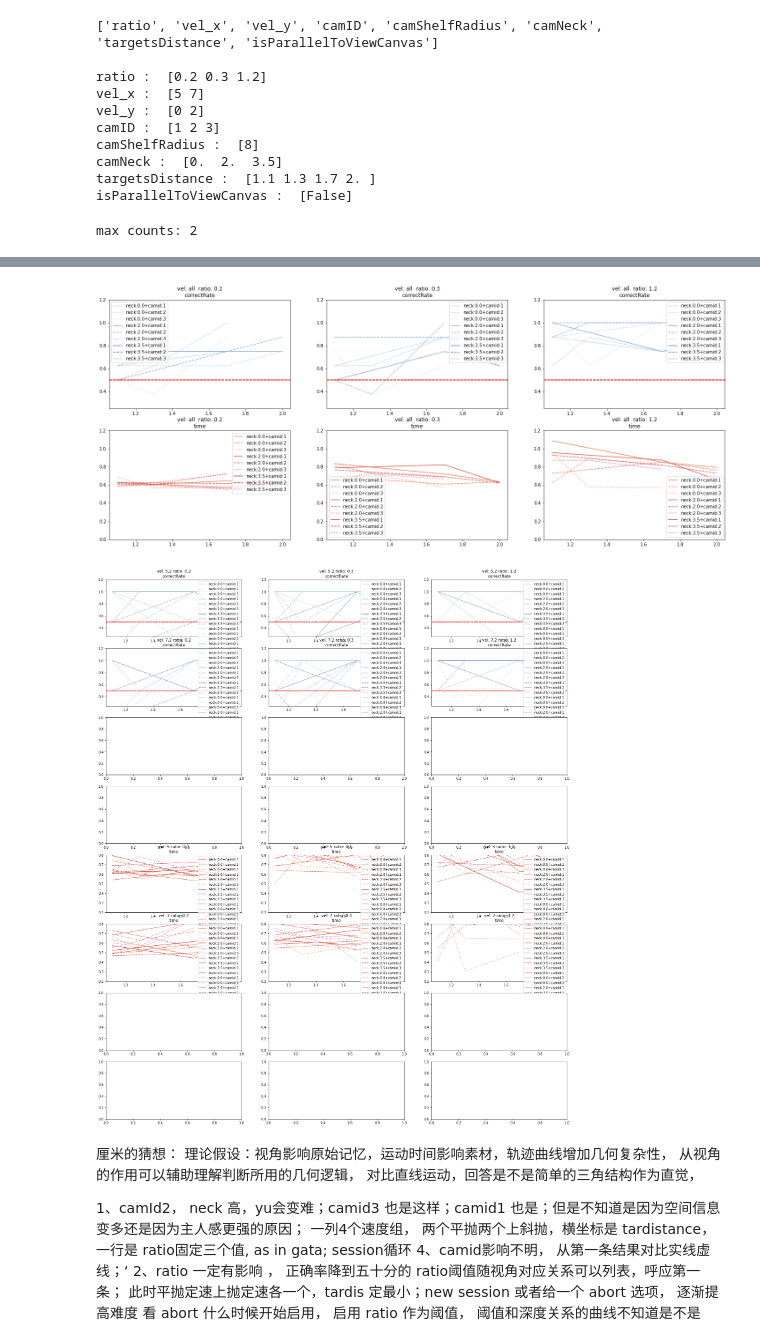
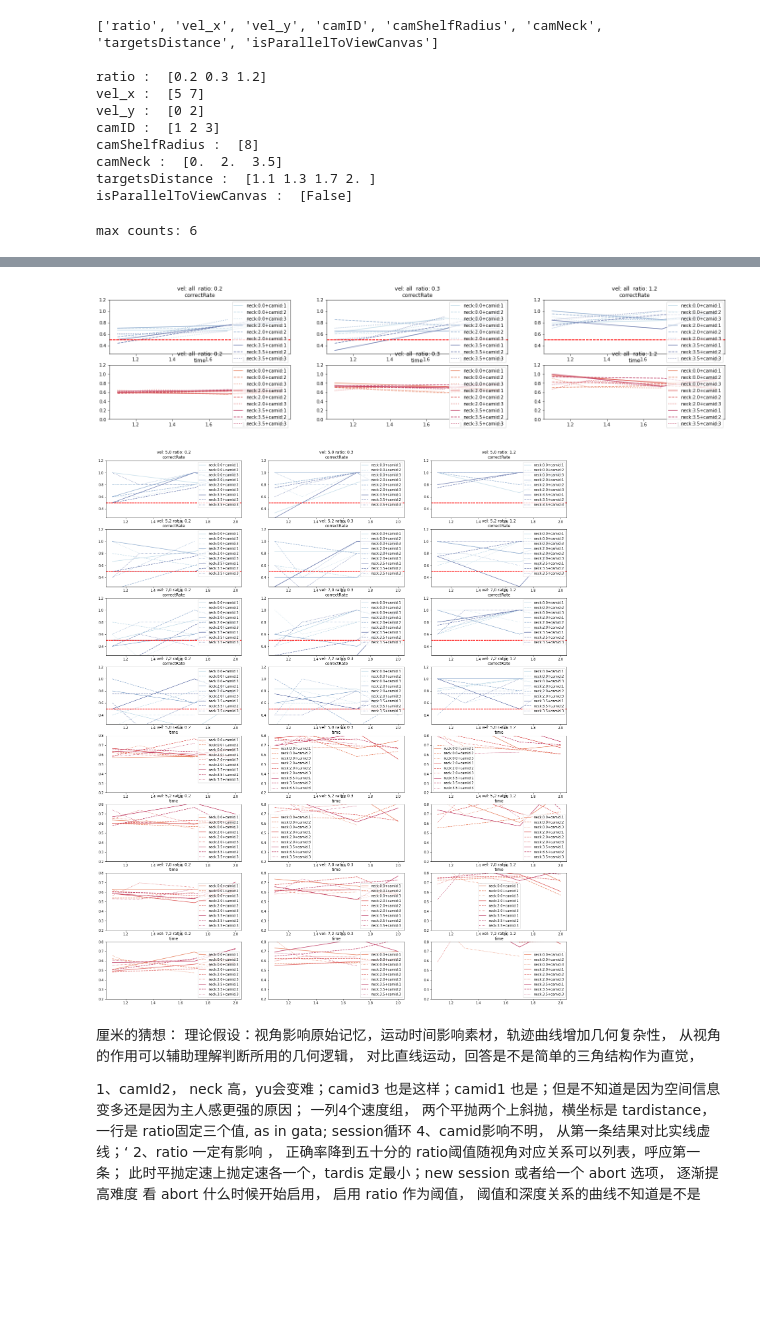
Before and after one commit to ZHTis/count, a Jupyter notebook: datajohn/datajohn.ipynb, the cells around one changed output, grey strips where cells are left out. Cells and saved outputs as stored; diff of their text form; code cells hidden in the pictures; blank space fills up the shorter version.

```diff
--- a/datajohn/datajohn.ipynb
+++ b/datajohn/datajohn.ipynb
@@ -68,7 +70,7 @@ grouped = data.drop(columns=['trial','initTime']).groupby(control)
 grouped_data = pd.merge(grouped.mean().reset_index(),grouped.size().reset_index(name='counts'))
 grouped_data.rename(columns={'touchTimefromInit':'mean_touchTime','isCorrect':'correctRate'},inplace=True)
 print('max counts: '+str(grouped_data['counts'].max()))
-gata = grouped_data.loc[(grouped_data['counts'] >= 2) &
+gata = grouped_data.loc[(grouped_data['counts'] >= 3) &
                    (grouped_data['camShelfRadius'] ==8) &
                     (grouped_data['isParallelToViewCanvas'] ==False)
                     ] #控制变量
@@ -86,7 +88,7 @@ gataa = gata.groupby(['targetsDistance','camID','camNeck','ratio']).mean().reset
 camid=gataa['camID'].unique()
 camneck = gataa['camNeck'].unique()
 listofratio=gataa['ratio'].unique()
-figa,axsa = plt.subplots(2,3, figsize=(25, 10))
+figa,axsa = plt.subplots(2,3, figsize=(25, 5))
 
 for a,ao in enumerate(listofratio):
     gataa_axs= gataa.loc[gataa['ratio']==ao]
@@ -118,8 +120,8 @@ fig,axs = plt.subplots(len(vel_x)*len(vel_y)*2,3, figsize=(25, 30))
 for v,velocity in enumerate(vel_x):
     for v2,velocity2 in enumerate(vel_y):
         for r, ratio in enumerate(listofratio):
-            gata_toplt= gata.loc[(gata['vel']==velocity)&
-                            (gata['vel2']==velocity2)&
+            gata_toplt= gata.loc[(gata['vel_x']==velocity)&
+                            (gata['vel_y']==velocity2)&
                             (gata['ratio']==ratio)]
             for n, neck in enumerate(camneck):
                 for i,id in enumerate(camid):
@@ -130,14 +132,14 @@ for v,velocity in enumerate(vel_x):
                     axs[axsn,r].set_ylim(0.25, 1.2)
                     axs[axsn,r].axhline(y=0.5, color='red',linestyle = 'dashed')
                     axs[axsn,r].legend()
-                    axs[axsn,r].set_title('vel: '+str(velocity)+' ratio: '+str(round(ratio,1))+'\n'+'correctRate')
+                    axs[axsn,r].set_title('vel: '+str(velocity)+','+str(velocity2)+' ratio: '+str(round(ratio,1))+'\n'+'correctRate')
 
                     axs[axsn+len(vel_x)*len(vel_y),r].plot(view_group['targetsDistance'],view_group['mean_touchTime'],label=f"neck:{neck}+camid:{id}",
                                 color = colort[n],linestyle = linestyle[i])
                     axs[axsn+len(vel_x)*len(vel_y),r].set_ylim(0.2, 0.8)
                     axs[axsn+len(vel_x)*len(vel_y),r].legend()
-                    axs[axsn+len(vel_x)*len(vel_y),r].set_title('vel: '+str(velocity)+' ratio: '+str(round(ratio,1))+'\n'+'time')
+                    axs[axsn+len(vel_x)*len(vel_y),r].set_title('vel: '+str(velocity)+','+str(velocity2)+' ratio: '+str(round(ratio,1))+'\n'+'time')
         axsn+=1
 plt.savefig('vel.png')
 # %% [output]
-max counts: 2
+max counts: 6
@@ -148,5 +146,5 @@ max counts: 2
-[figure, old version]
+[figure, new version]
-[figure, old version]
+[figure, new version]
 # %% [markdown]
 厘米的猜想：
 理论假设：视角影响原始记忆，运动时间影响素材，轨迹曲线增加几何复杂性，
```
Also changed, not shown: parts of 2 cells of this notebook.
